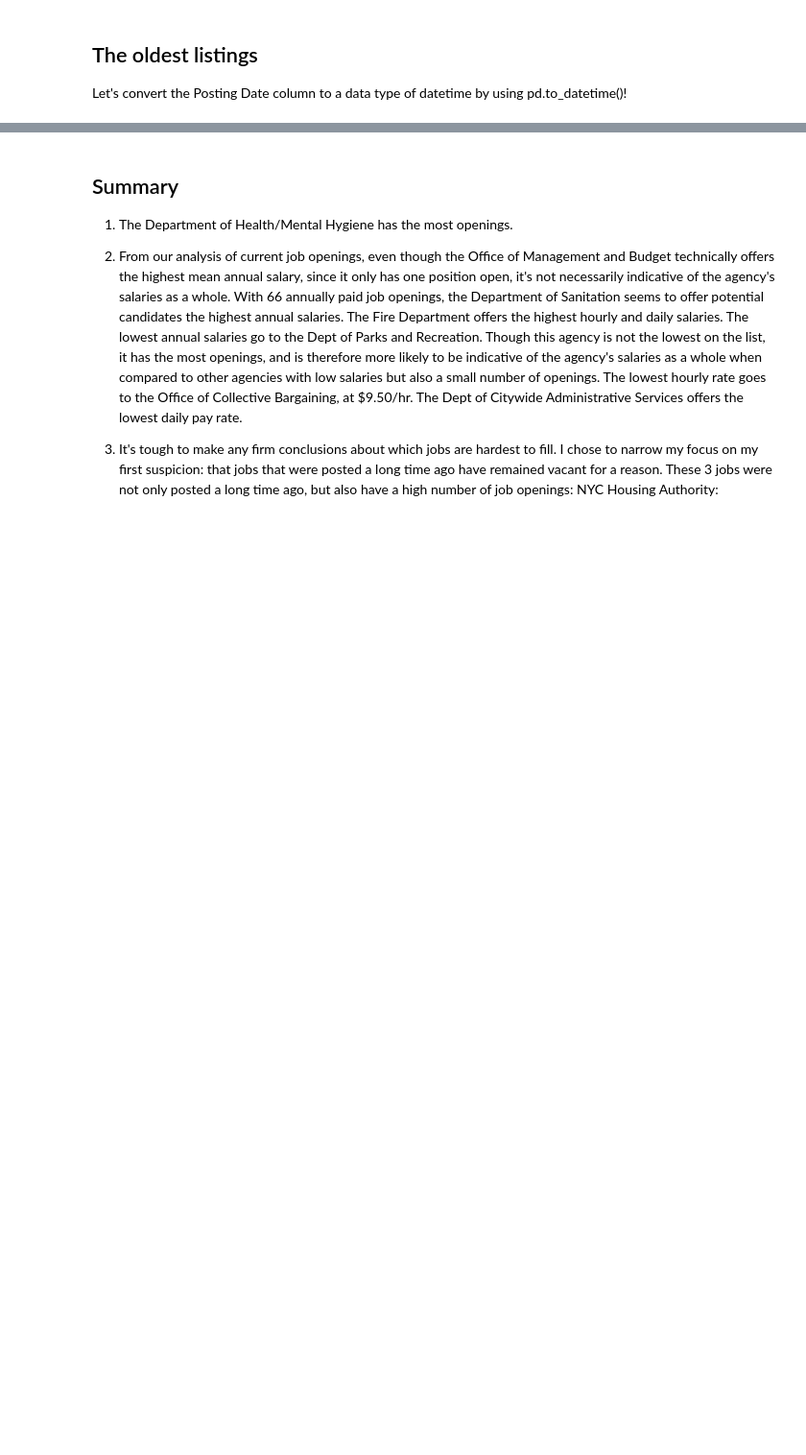
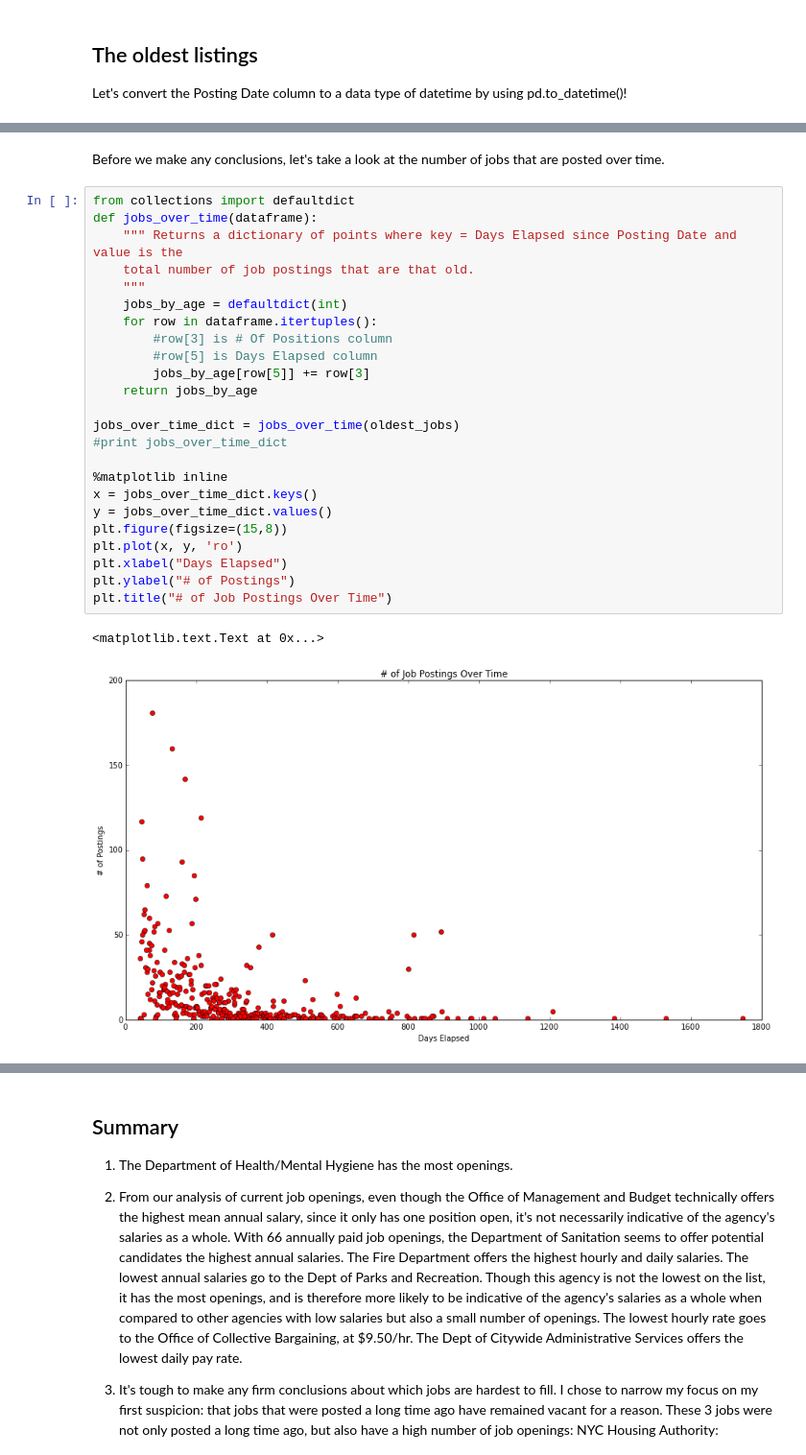
Before and after one commit to echang26/nyc_workmarket, a Jupyter notebook: nyc_jobs.ipynb, the cells around one changed output, grey strips where cells are left out. Shown at 96% size. Cells and saved outputs as stored; diff of their text form; blank space fills up the shorter version.

Commit message:
plot jobs by age

```diff
--- a/nyc_jobs.ipynb
+++ b/nyc_jobs.ipynb
@@ -342 +342,30 @@ oldest_jobs[:30]
+# %% [markdown]
+Before we make any conclusions, let's take a look at the number of jobs that are posted over time.
+# %%
+from collections import defaultdict
+def jobs_over_time(dataframe):
+    """ Returns a dictionary of points where key = Days Elapsed since Posting Date and value is the
+    total number of job postings that are that old.
+    """
+    jobs_by_age = defaultdict(int)
+    for row in dataframe.itertuples():
+        #row[3] is # Of Positions column
+        #row[5] is Days Elapsed column
+        jobs_by_age[row[5]] += row[3]
+    return jobs_by_age
+
+jobs_over_time_dict = jobs_over_time(oldest_jobs)
+#print jobs_over_time_dict
+
+%matplotlib inline
+x = jobs_over_time_dict.keys()
+y = jobs_over_time_dict.values()
+plt.figure(figsize=(15,8))
+plt.plot(x, y, 'ro')
+plt.xlabel("Days Elapsed")
+plt.ylabel("# of Postings")
+plt.title("# of Job Postings Over Time")
+# %% [output]
+<matplotlib.text.Text at 0x...>
+[figure, added]
 # %% [markdown]
```
Also changed, not shown: parts of 3 cells of this notebook.
